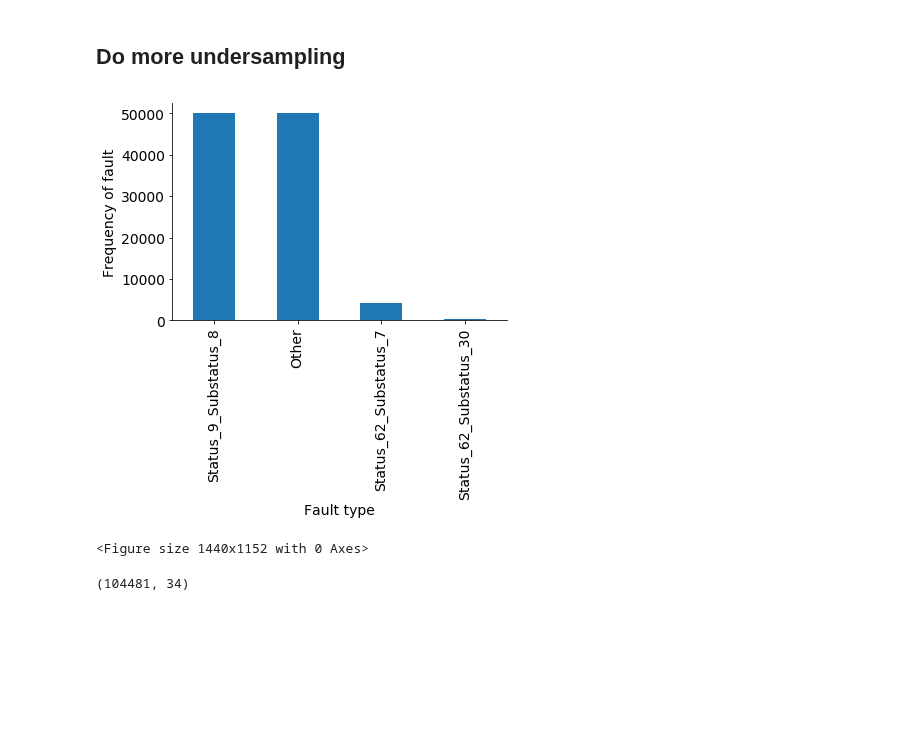
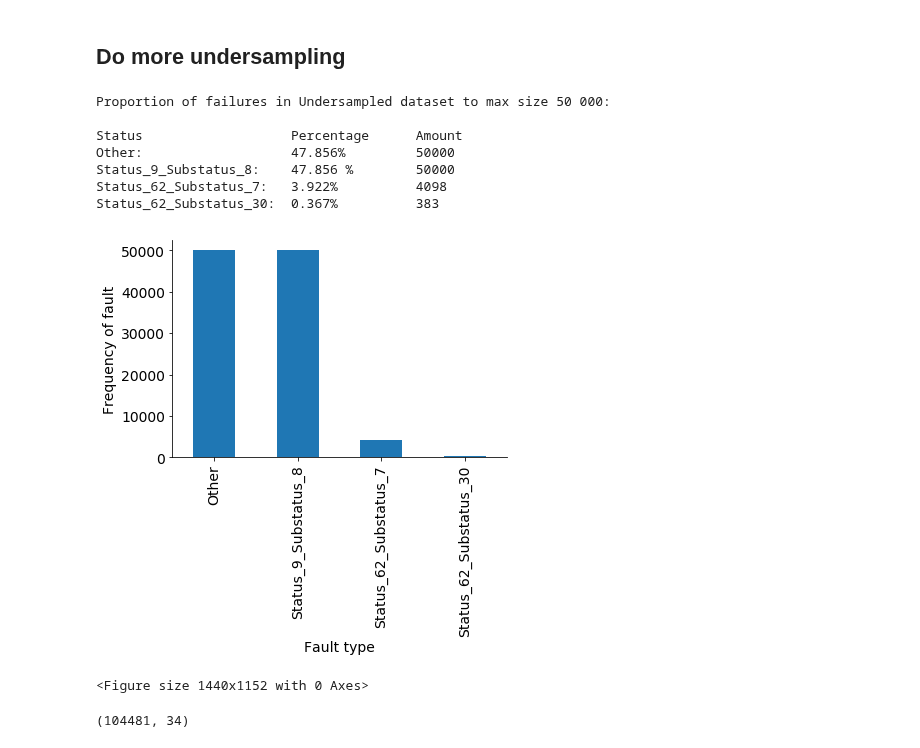
Before and after one commit to StianIsmar/project-thesis, a Jupyter notebook: TE/models/run_models.ipynb, the cells around one changed output. Cells and saved outputs as stored; diff of their text form; code cells hidden in the pictures; blank space fills up the shorter version.

```diff
--- a/TE/models/run_models.ipynb
+++ b/TE/models/run_models.ipynb
@@ -42,10 +45,18 @@ Name: Status, dtype: int64
 # %%
 undersampled_data = data_sampling.undersample_dataset(undersampled_data,50000,"Other")
 undersampled_data = data_sampling.undersample_dataset(undersampled_data,50000,"Status_9_Substatus_8")
-# %%
-data_sampling.plot_balance(undersampled_data, 'Status')
-# %% [output]
-[figure, removed]
-<Figure size 1440x1152 with 0 Axes>
+# %%
+data_sampling.get_statues_percentage(undersampled_data, 'Undersampled dataset to max size 50 000:\n')
+data_sampling.plot_balance(undersampled_data, 'Status')
+# %% [output]
+Proportion of failures in Undersampled dataset to max size 50 000:
+
+Status                   Percentage      Amount
+Other:                   47.856%         50000
+Status_9_Substatus_8:    47.856 %        50000
+Status_62_Substatus_7:   3.922%          4098
+Status_62_Substatus_30:  0.367%          383
+[figure, added]
+<Figure size 1440x1152 with 0 Axes>
 # %%
 X = undersampled_data.drop(columns = ['Status', 'TimeStamp'])
```
Also changed, not shown: parts of 9 cells of this notebook.
